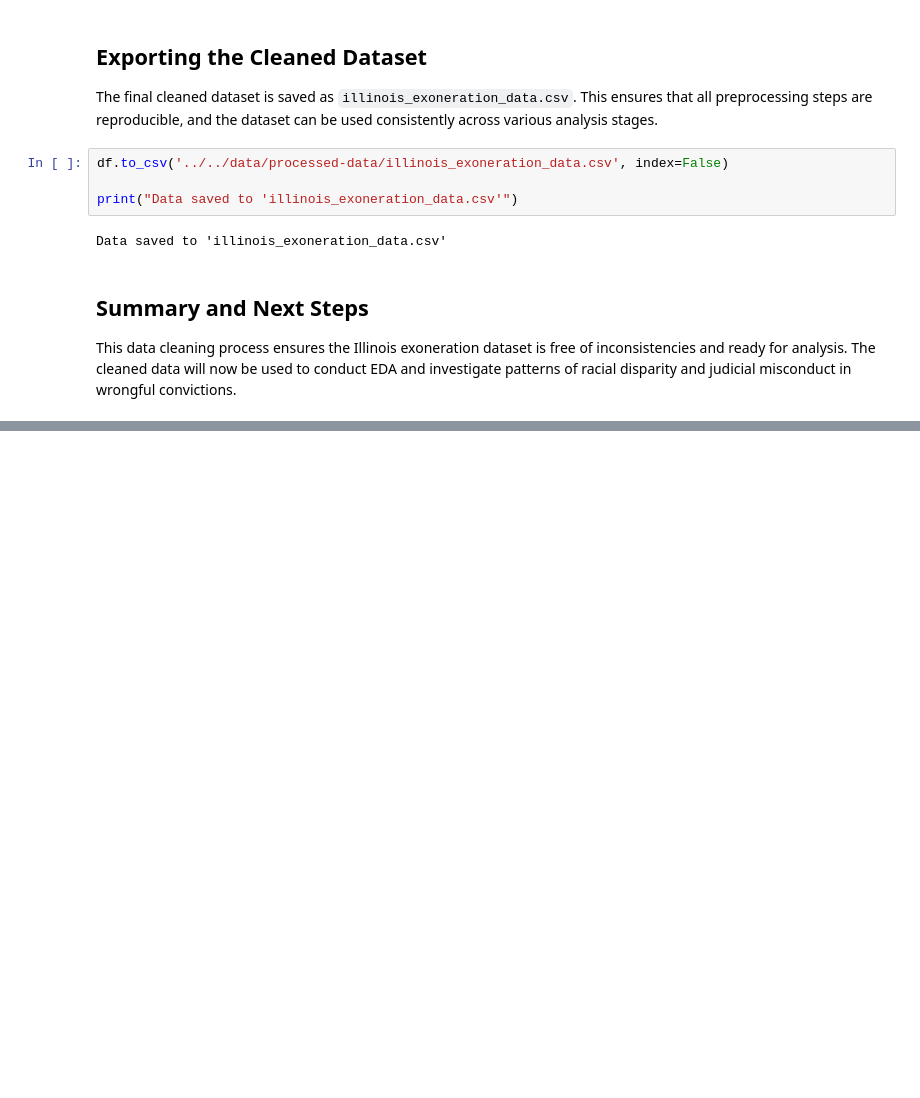
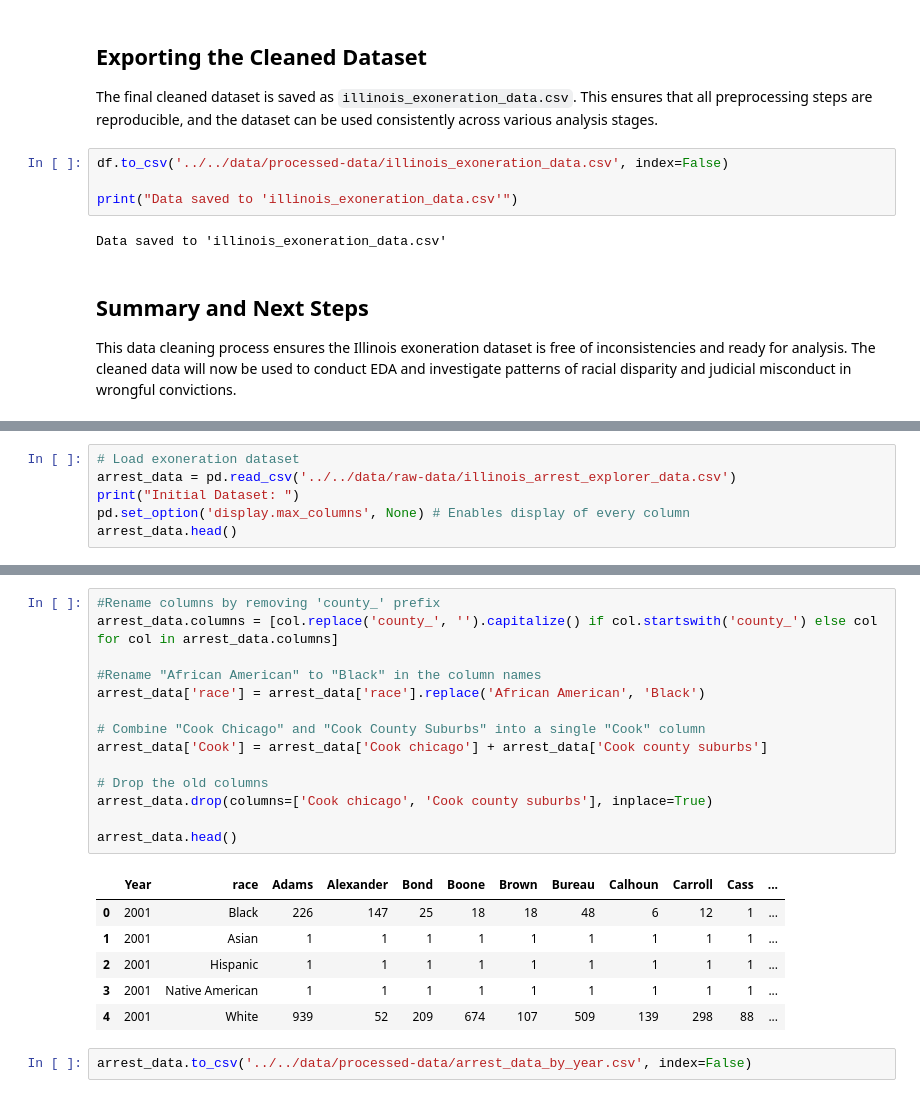
Before and after one commit to courtneyrgreen/dsan5000_final_project, a Jupyter notebook: technical-details/data-cleaning/main.ipynb, the cells around one changed output, grey strips where cells are left out. Cells and saved outputs as stored; diff of their text form; blank space fills up the shorter version.

```diff
--- a/technical-details/data-cleaning/main.ipynb
+++ b/technical-details/data-cleaning/main.ipynb
@@ -470,0 +584,6 @@ This data cleaning process ensures the Illinois exoneration dataset is free of i
+# %%
+# Load exoneration dataset
+arrest_data = pd.read_csv('../../data/raw-data/illinois_arrest_explorer_data.csv')
+print("Initial Dataset: ")
+pd.set_option('display.max_columns', None) # Enables display of every column
+arrest_data.head()
@@ -470,0 +598,23 @@ This data cleaning process ensures the Illinois exoneration dataset is free of i
+# %%
+#Rename columns by removing 'county_' prefix
+arrest_data.columns = [col.replace('county_', '').capitalize() if col.startswith('county_') else col for col in arrest_data.columns]
+
+#Rename "African American" to "Black" in the column names
+arrest_data['race'] = arrest_data['race'].replace('African American', 'Black')
+
+# Combine "Cook Chicago" and "Cook County Suburbs" into a single "Cook" column
+arrest_data['Cook'] = arrest_data['Cook chicago'] + arrest_data['Cook county suburbs']
+
+# Drop the old columns
+arrest_data.drop(columns=['Cook chicago', 'Cook county suburbs'], inplace=True)
+
+arrest_data.head()
+# %% [output]
+|  | Year | race | Adams | Alexander | Bond | Boone | Brown | Bureau | Calhoun | Carroll | Cass | ... |
+| 0 | 2001 | Black | 226 | 147 | 25 | 18 | 18 | 48 | 6 | 12 | 1 | ... |
+| 1 | 2001 | Asian | 1 | 1 | 1 | 1 | 1 | 1 | 1 | 1 | 1 | ... |
+| 2 | 2001 | Hispanic | 1 | 1 | 1 | 1 | 1 | 1 | 1 | 1 | 1 | ... |
+| 3 | 2001 | Native American | 1 | 1 | 1 | 1 | 1 | 1 | 1 | 1 | 1 | ... |
+| 4 | 2001 | White | 939 | 52 | 209 | 674 | 107 | 509 | 139 | 298 | 88 | ... |
+# %%
+arrest_data.to_csv('../../data/processed-data/arrest_data_by_year.csv', index=False)
```
Also changed, not shown: parts of 24 cells of this notebook, 42 other files.
